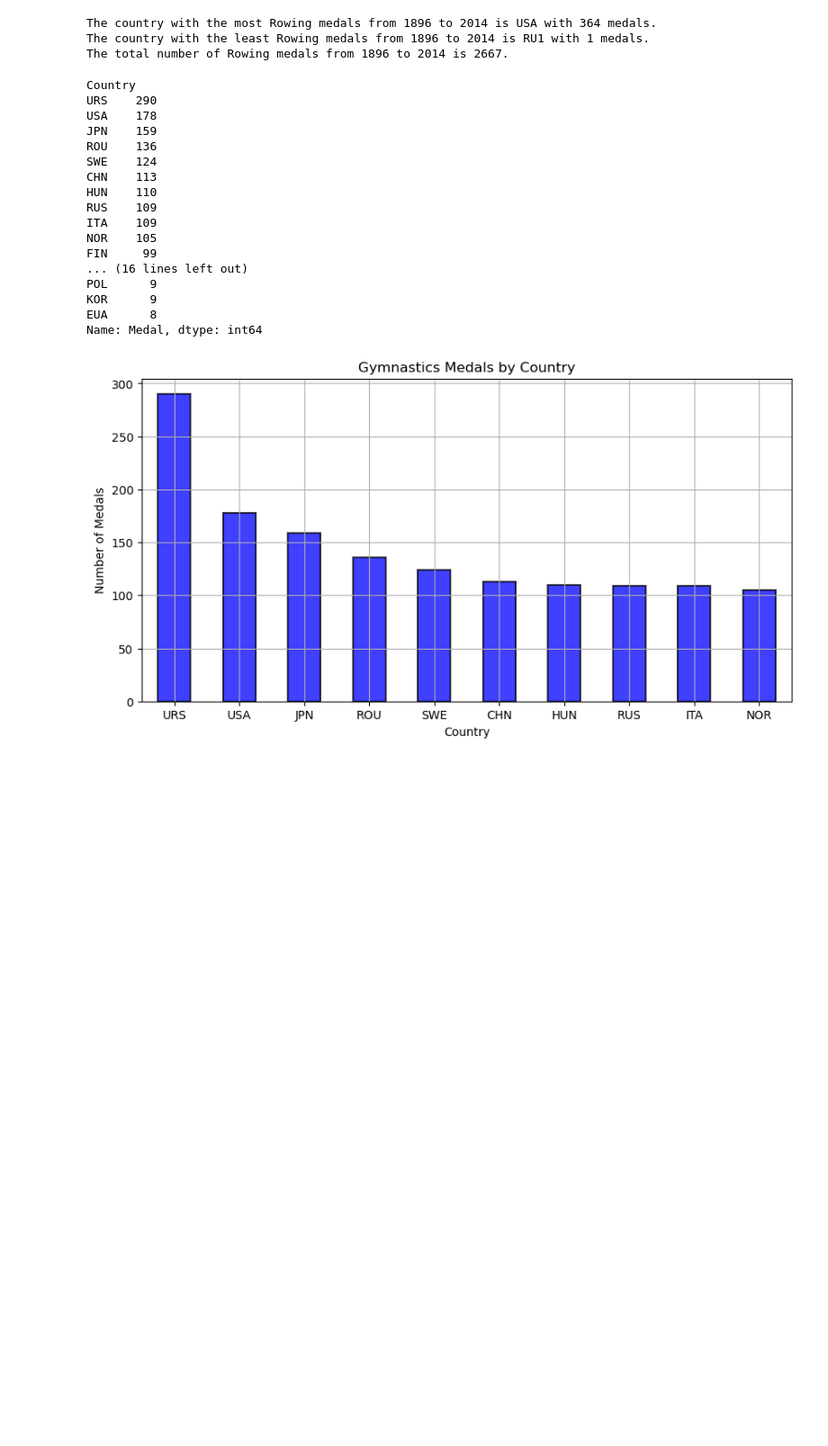
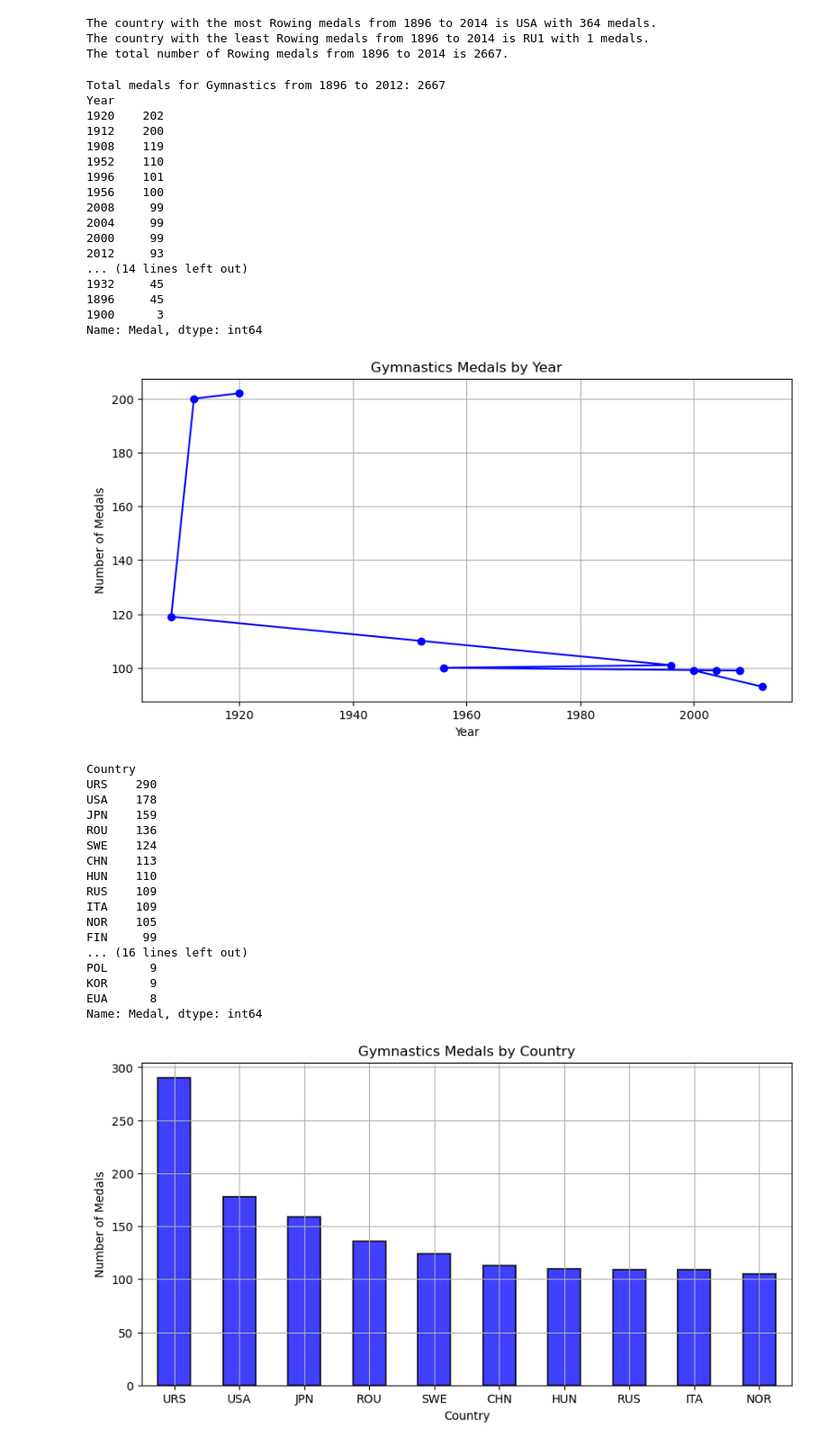
Before and after one commit to AdebolaShelby/Project-1, a Jupyter notebook: project-v1.ipynb, the cells around one changed output. Shown at 90% size. Cells and saved outputs as stored; diff of their text form; code cells hidden in the pictures; blank space fills up the shorter version.

```diff
--- a/project-v1.ipynb
+++ b/project-v1.ipynb
@@ -405,6 +475,41 @@ print(f"The total number of Rowing medals from 1896 to 2014 is {rowing.sum()}.")
 The country with the most Rowing medals from 1896 to 2014 is USA with 364 medals.
 The country with the least Rowing medals from 1896 to 2014 is RU1 with 1 medals.
 The total number of Rowing medals from 1896 to 2014 is 2667.
+# %%
+# Gymnastics Medal count by year
+gymnastics_df = summer_df[summer_df['Sport'] == 'Gymnastics']
+gymnastics_df = gymnastics_df.groupby('Year')['Medal'].count()
+print(f"Total medals for Gymnastics from 1896 to 2012: {rowing.sum()}")
+gymnastics_df= gymnastics_df.sort_values(ascending=False)
+print(gymnastics_df.head(30))
+
+
+# Plotting the total medals for Gymnastics by year
+plt.figure(figsize=(10,5))
+gymnastics_df.head(10).plot(kind='line', color='blue', marker='o', grid=True)
+plt.title('Gymnastics Medals by Year')
+plt.xlabel('Year')
+plt.ylabel('Number of Medals')
+plt.show()
+# %% [output]
+Total medals for Gymnastics from 1896 to 2012: 2667
+Year
+1920    202
+1912    200
+1908    119
+1952    110
+1996    101
+1956    100
+2008     99
+2004     99
+2000     99
+2012     93
+... (14 lines left out)
+1932     45
+1896     45
+1900      3
+Name: Medal, dtype: int64
+[figure, added]
 # %%
 # Gymnastics Medal count by country
 gymnastics = summer_df[summer_df['Sport'] == 'Gymnastics']
```
Also changed, not shown: parts of 4 cells of this notebook.
